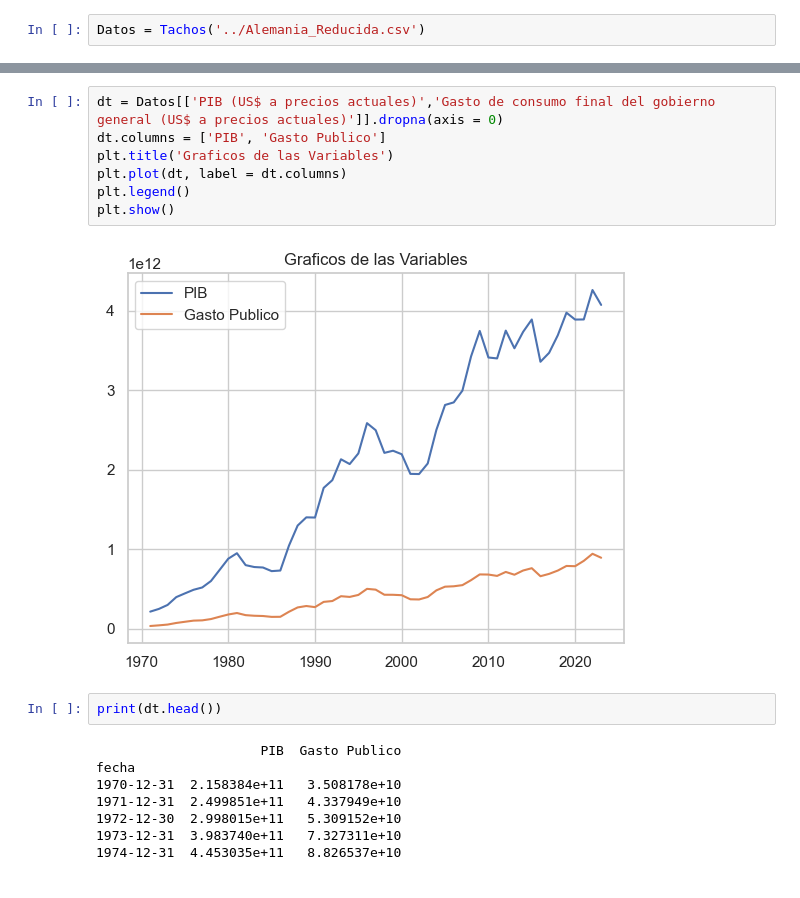
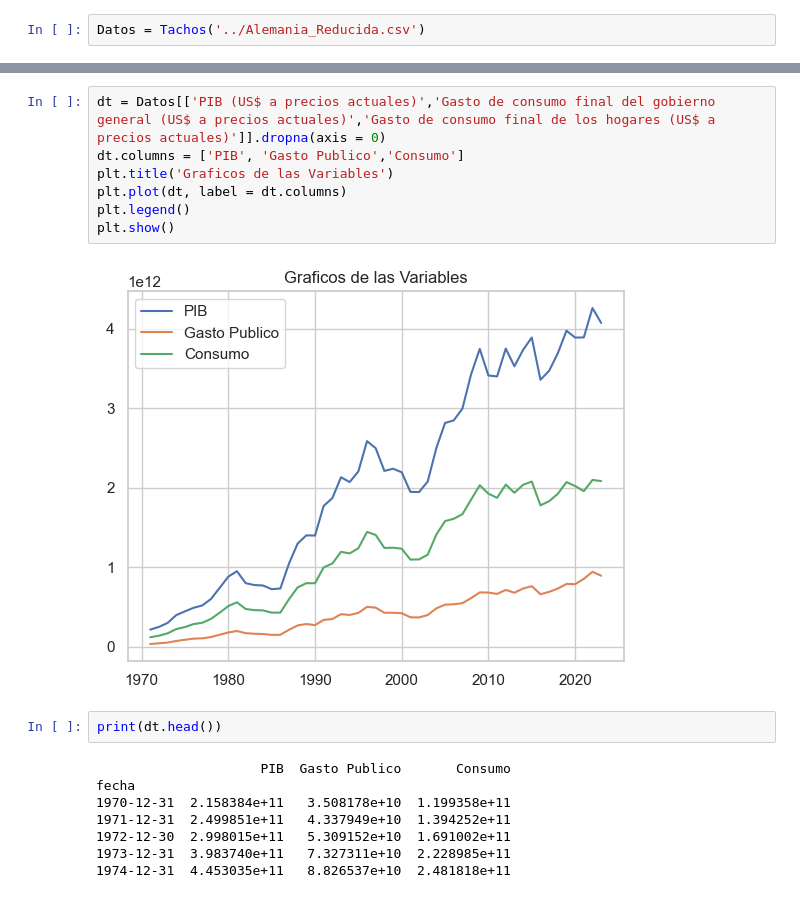
Before and after one commit to miguel2019547/econometria_2, a Jupyter notebook: _VEC/VEC.ipynb, the cells around one changed output, grey strips where cells are left out. Cells and saved outputs as stored; diff of their text form.

```diff
--- a/_VEC/VEC.ipynb
+++ b/_VEC/VEC.ipynb
@@ -21,19 +27,19 @@ Consumo medio o ingresos per cápita según encuestas, población total (USD por
 # %%
-dt = Datos[['PIB (US$ a precios actuales)','Gasto de consumo final del gobierno general (US$ a precios actuales)']].dropna(axis = 0)
-dt.columns = ['PIB', 'Gasto Publico']
+dt = Datos[['PIB (US$ a precios actuales)','Gasto de consumo final del gobierno general (US$ a precios actuales)','Gasto de consumo final de los hogares (US$ a precios actuales)']].dropna(axis = 0)
+dt.columns = ['PIB', 'Gasto Publico','Consumo']
 plt.title('Graficos de las Variables')
 plt.plot(dt, label = dt.columns)
 plt.legend()
 plt.show()
 # %% [output]
-[figure, old version]
+[figure, new version]
 # %%
 print(dt.head())
 # %% [output]
-                     PIB  Gasto Publico
+                     PIB  Gasto Publico       Consumo
 fecha
-1970-12-31  2.158384e+11   3.508178e+10
-1971-12-31  2.499851e+11   4.337949e+10
-1972-12-30  2.998015e+11   5.309152e+10
-1973-12-31  3.983740e+11   7.327311e+10
-1974-12-31  4.453035e+11   8.826537e+10
+1970-12-31  2.158384e+11   3.508178e+10  1.199358e+11
+1971-12-31  2.499851e+11   4.337949e+10  1.394252e+11
+1972-12-30  2.998015e+11   5.309152e+10  1.691002e+11
+1973-12-31  3.983740e+11   7.327311e+10  2.228985e+11
+1974-12-31  4.453035e+11   8.826537e+10  2.481818e+11
```
Also changed, not shown: parts of 6 cells of this notebook.
